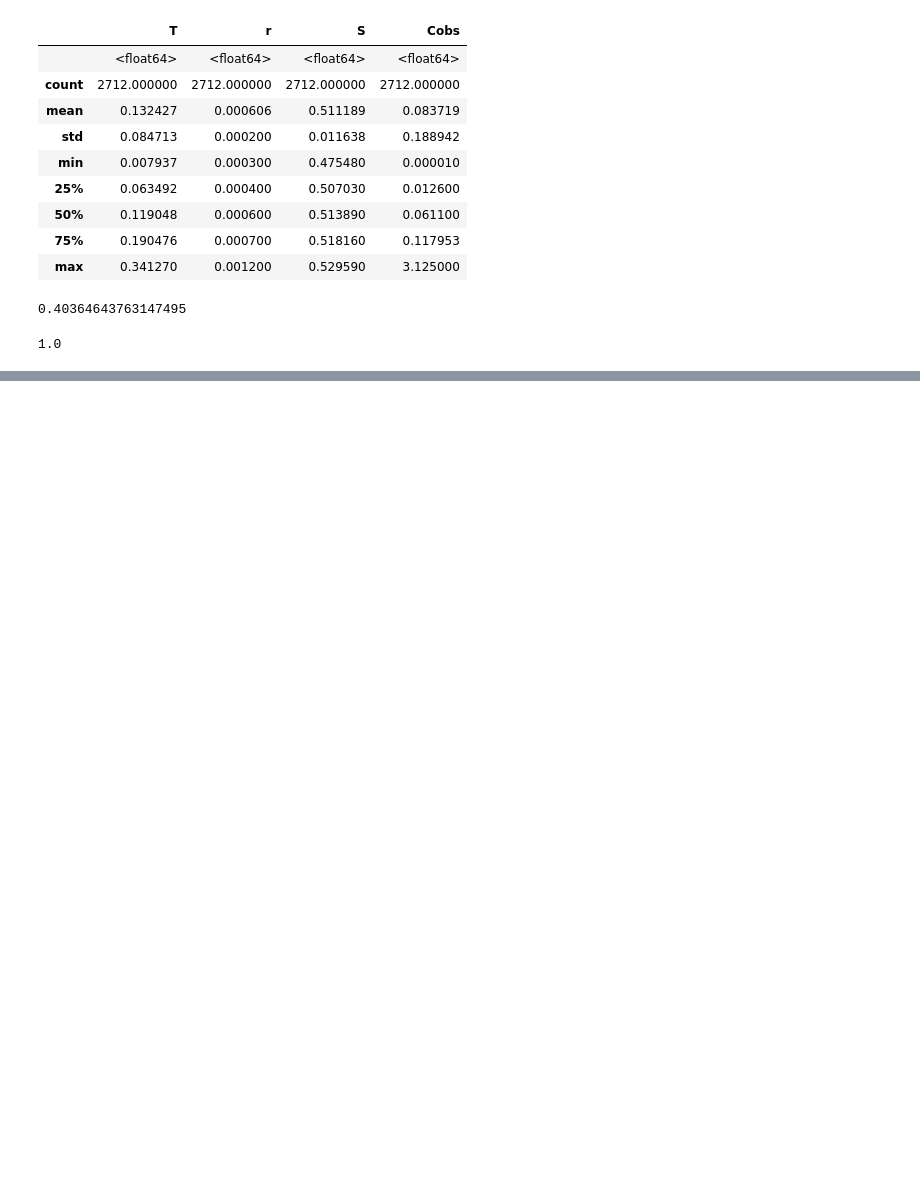
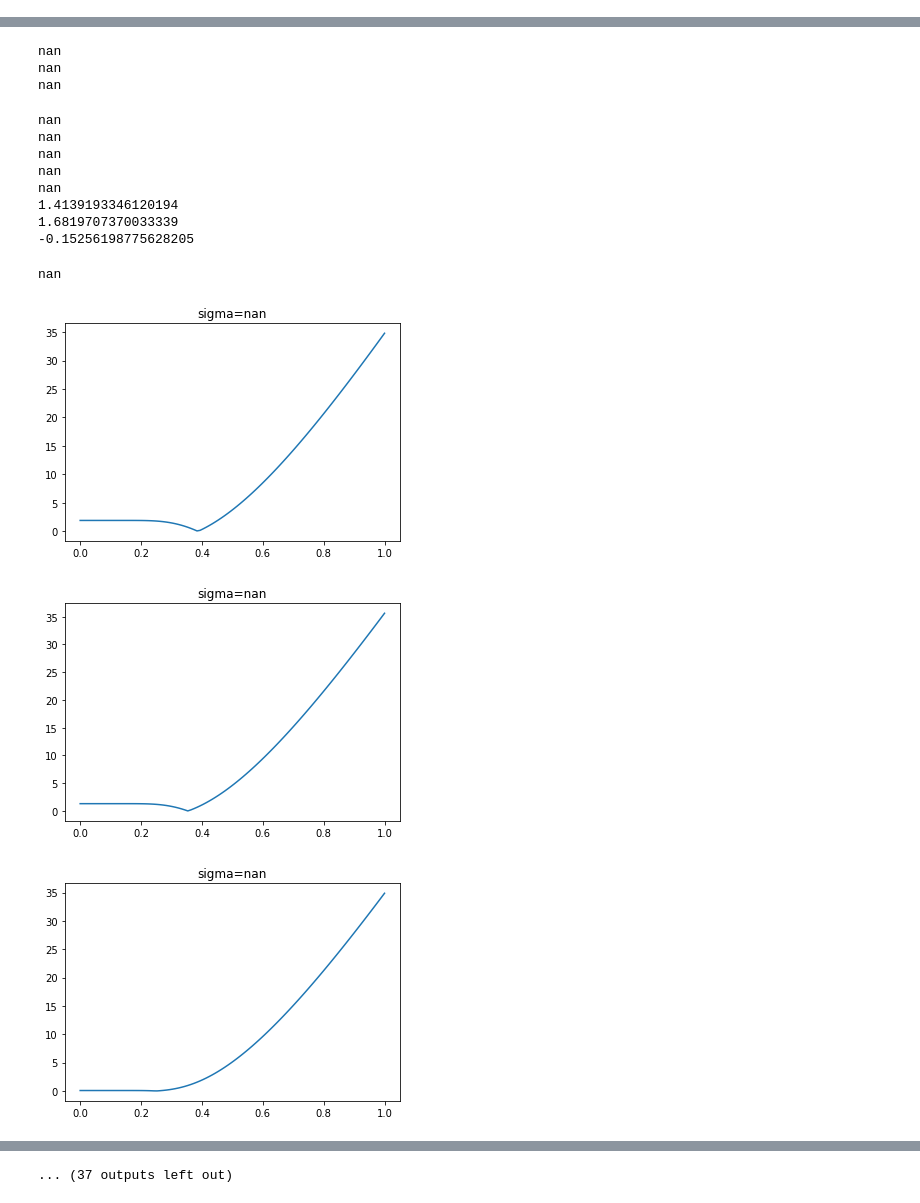
Before and after one commit to tatutimonen/hedging, a Jupyter notebook: myyra.ipynb, the cells around one changed output, grey strips where cells are left out. Drawn from its saved outputs; the diff is of its cells as text; code cells hidden in the pictures; blank space fills up the shorter version.

Commit message:
Init single option

```diff
--- a/myyra.ipynb
+++ b/myyra.ipynb
@@ -76,13 +49,0 @@ data1.head()
-# %%
-data1.describe()
-# %% [output]
-|  | T | r | S | Cobs |
-|  | <float64> | <float64> | <float64> | <float64> |
-| count | 2712.000000 | 2712.000000 | 2712.000000 | 2712.000000 |
-| mean | 0.132427 | 0.000606 | 0.511189 | 0.083719 |
-| std | 0.084713 | 0.000200 | 0.011638 | 0.188942 |
-| min | 0.007937 | 0.000300 | 0.475480 | 0.000010 |
-| 25% | 0.063492 | 0.000400 | 0.507030 | 0.012600 |
-| 50% | 0.119048 | 0.000600 | 0.513890 | 0.061100 |
-| 75% | 0.190476 | 0.000700 | 0.518160 | 0.117953 |
-| max | 0.341270 | 0.001200 | 0.529590 | 3.125000 |
@@ -96,8 +49,0 @@ bsm = BSM(data0['S'], data0['E'], data0['T'], data0['r'], 100)
-# %%
-bsm.implied_vol(data0['Cobs'])
-# %% [output]
-0.40364643763147495
-# %%
-bsm.delta()
-# %% [output]
-1.0
@@ -103,0 +75,42 @@ bsm.delta()
+# %%
+E = '340'
+df_single = data[[*common, E]]
+
+rows_iter = df_single.iterrows()
+(index, row) = next(rows_iter)
+long_prev = row[E]
+S = row['S']
+T = row['T_norm']
+r = row['r']
+bsm_tmp = BSM(S, int(E), T, r, 1)
+sigma = bsm_tmp.implied_vol(row[E])
+bsm = BSM(S, int(E), T, r, sigma)
+delta = bsm.delta()
+short_prev = delta * S
+
+mse = 0
+
+for index, row in rows_iter:
+    long = row[E]
+    short = delta * S
+    dlong = long - long_prev
+    dshort = short - short_prev
+    mse += (dlong - dshort)**2 + 1
+    long_prev = long
+    short_prev = short
+
+    if index % 2 == 0:
+        S = row['S']
+        T = row['T_norm']
+        r = row['r']
+
+        sigma = vola(S, int(E), r, T, row[E])
+        print(sigma)
+        fig, ax = plt.subplots()
+        plt.plot(np.linspace(0, 1, 100), test(S,int(E), r, T, row[E], np.linspace(0, 1, 100)))
+        plt.title(f'{sigma=}')
+        d1 = (math.log(S/int(E)) + (r + sigma**2 / 2)*T)/(sigma * math.sqrt(T) + np.finfo(float).eps)
+        delta = norm.cdf(d1)
+
+mse
+# %% [output]
@@ -103,0 +148,15 @@ bsm.delta()
+nan
+nan
+nan
+nan
+nan
+nan
+nan
+nan
+1.4139193346120194
+1.6819707370033339
+-0.15256198775628205
+nan
+[figure, added]
+[figure, added]
+[figure, added]
@@ -103,0 +165 @@ bsm.delta()
+... (37 outputs left out)
```
Also changed, not shown: parts of 13 cells of this notebook.
